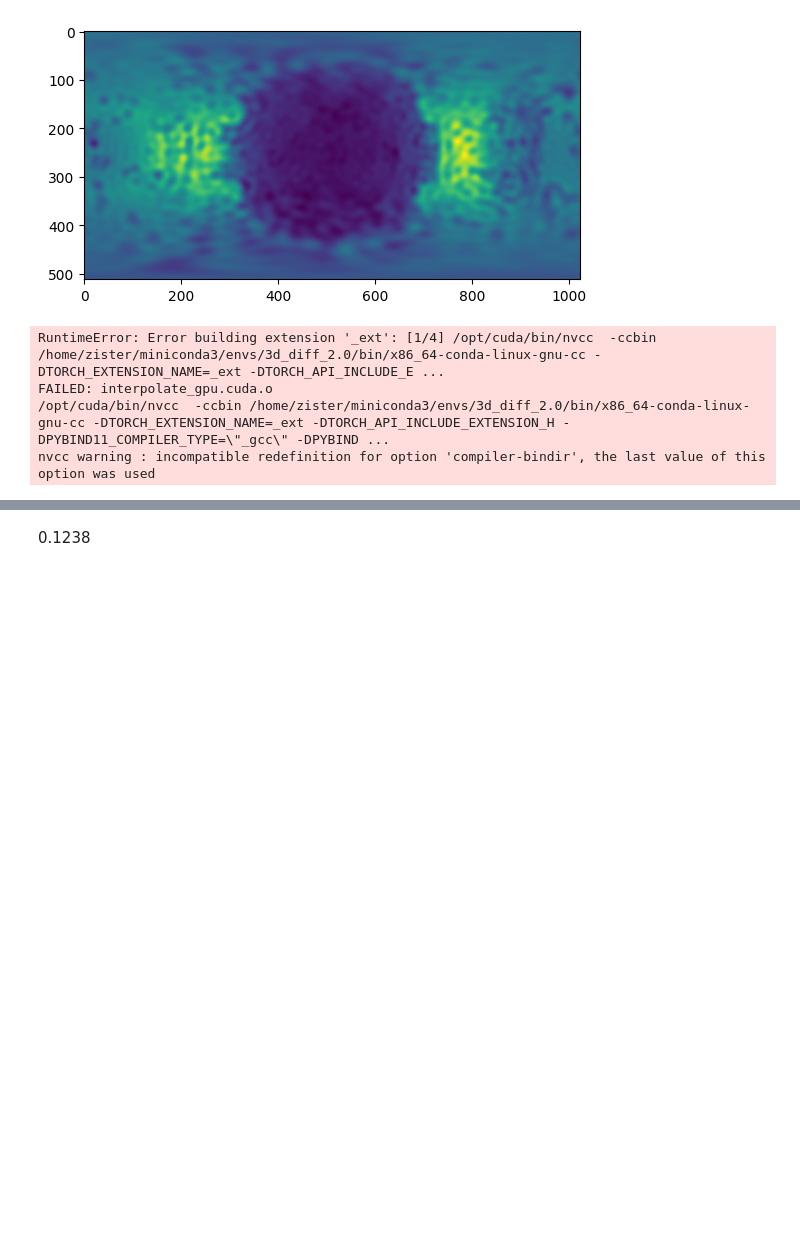
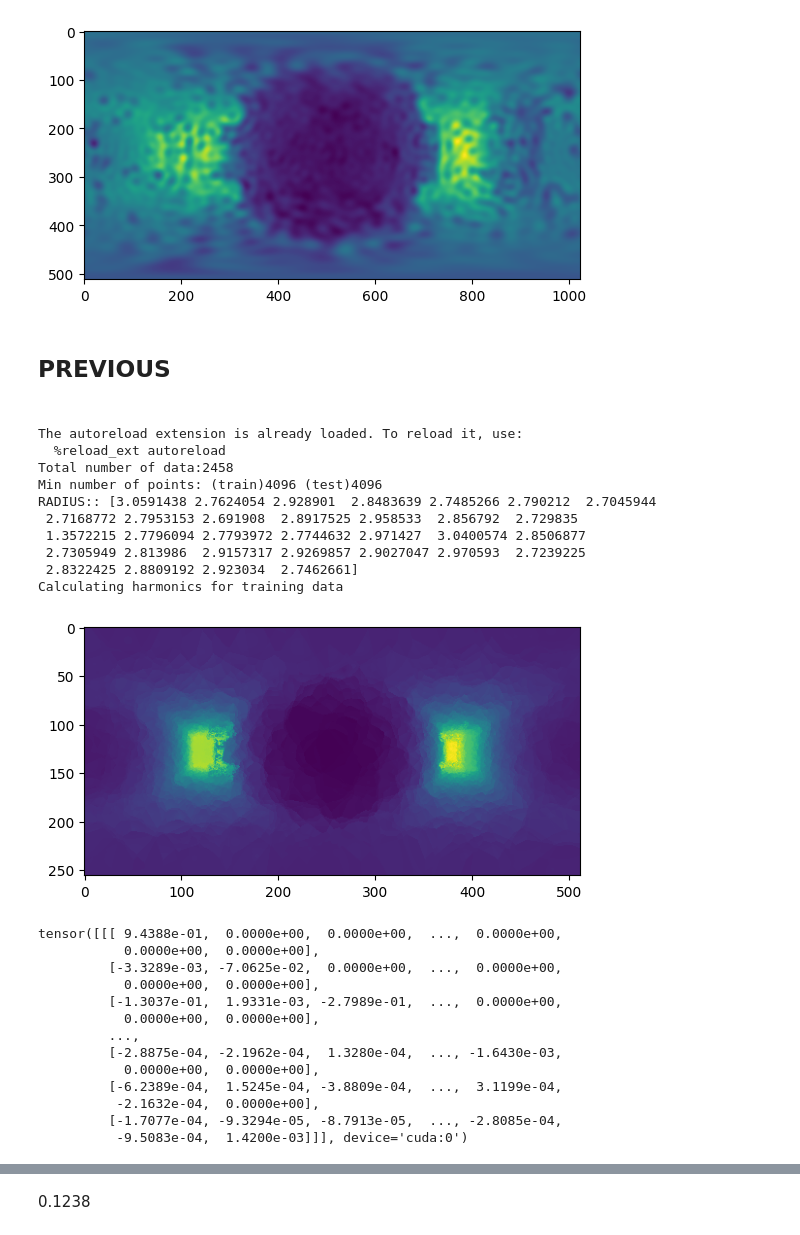
Before and after one commit to sebastianzister/adl4cv-3d-diffusion, a Jupyter notebook: spherical_harmonics.ipynb, the cells around one changed output, grey strips where cells are left out. Cells and saved outputs as stored; diff of their text form; code cells hidden in the pictures; blank space fills up the shorter version.

```diff
--- a/spherical_harmonics.ipynb
+++ b/spherical_harmonics.ipynb
@@ -200,31 +227,51 @@ plt.imshow(reconstructed.cpu().numpy()[0])
 # %% [output]
 <matplotlib.image.AxesImage at 0x...>
 [figure]
+# %% [markdown]
+<h2>PREVIOUS<h2>
 # %%
 import numpy as np
 import torch
 from pytorch_fre import pytorch_fre_modules as fre_modules
 import math
 torch.pi = math.pi
 %load_ext autoreload
 %autoreload 2
 
 #loss = fre_modules.FreLoss(512, 1024, lmax=50, mmax=50)
-loss = fre_modules.FreLoss(256, 512, lmax=50, mmax=50)
+loss = fre_modules.FreCalc(256, 512, lmax=50, mmax=50)
 
 from data_loader.data_loaders import ShapeNetAugmentedDataLoader
-loader = ShapeNetAugmentedDataLoader('data', 1, shuffle=False, size=32)
+loader = ShapeNetAugmentedDataLoader('data', 1, shuffle=False, size=32, calc_harmonics=False)
 
 loader_iter = iter(loader)
-_, data1 = next(loader_iter)
-_, data2 = next(loader_iter)
+_, data1, _ = next(loader_iter)
 
 data1 = data1.cuda()
-data2 = data2.cuda()
-ls = loss.forward(data1, data2)
+ls = loss.forward(data1)
 print(ls)
 # %% [output]
-RuntimeError: Error building extension '_ext': [1/4] /opt/cuda/bin/nvcc  -ccbin /home/zister/miniconda3/envs/3d_diff_2.0/bin/x86_64-conda-linux-gnu-cc -DTORCH_EXTENSION_NAME=_ext -DTORCH_API_INCLUDE_E ...
-FAILED: interpolate_gpu.cuda.o
-/opt/cuda/bin/nvcc  -ccbin /home/zister/miniconda3/envs/3d_diff_2.0/bin/x86_64-conda-linux-gnu-cc -DTORCH_EXTENSION_NAME=_ext -DTORCH_API_INCLUDE_EXTENSION_H -DPYBIND11_COMPILER_TYPE=\"_gcc\" -DPYBIND ...
-nvcc warning : incompatible redefinition for option 'compiler-bindir', the last value of this option was used
+The autoreload extension is already loaded. To reload it, use:
+  %reload_ext autoreload
+Total number of data:2458
+Min number of points: (train)4096 (test)4096
+RADIUS:: [3.0591438 2.7624054 2.928901  2.8483639 2.7485266 2.790212  2.7045944
+ 2.7168772 2.7953153 2.691908  2.8917525 2.958533  2.856792  2.729835
+ 1.3572215 2.7796094 2.7793972 2.7744632 2.971427  3.0400574 2.8506877
+ 2.7305949 2.813986  2.9157317 2.9269857 2.9027047 2.970593  2.7239225
+ 2.8322425 2.8809192 2.923034  2.7462661]
+Calculating harmonics for training data
+[figure, added]
+tensor([[[ 9.4388e-01,  0.0000e+00,  0.0000e+00,  ...,  0.0000e+00,
+           0.0000e+00,  0.0000e+00],
+         [-3.3289e-03, -7.0625e-02,  0.0000e+00,  ...,  0.0000e+00,
+           0.0000e+00,  0.0000e+00],
+         [-1.3037e-01,  1.9331e-03, -2.7989e-01,  ...,  0.0000e+00,
+           0.0000e+00,  0.0000e+00],
+         ...,
+         [-2.8875e-04, -2.1962e-04,  1.3280e-04,  ..., -1.6430e-03,
+           0.0000e+00,  0.0000e+00],
+         [-6.2389e-04,  1.5245e-04, -3.8809e-04,  ...,  3.1199e-04,
+          -2.1632e-04,  0.0000e+00],
+         [-1.7077e-04, -9.3294e-05, -8.7913e-05,  ..., -2.8085e-04,
+          -9.5083e-04,  1.4200e-03]]], device='cuda:0')
```
Also changed, not shown: parts of 7 cells of this notebook, 3 other files.
